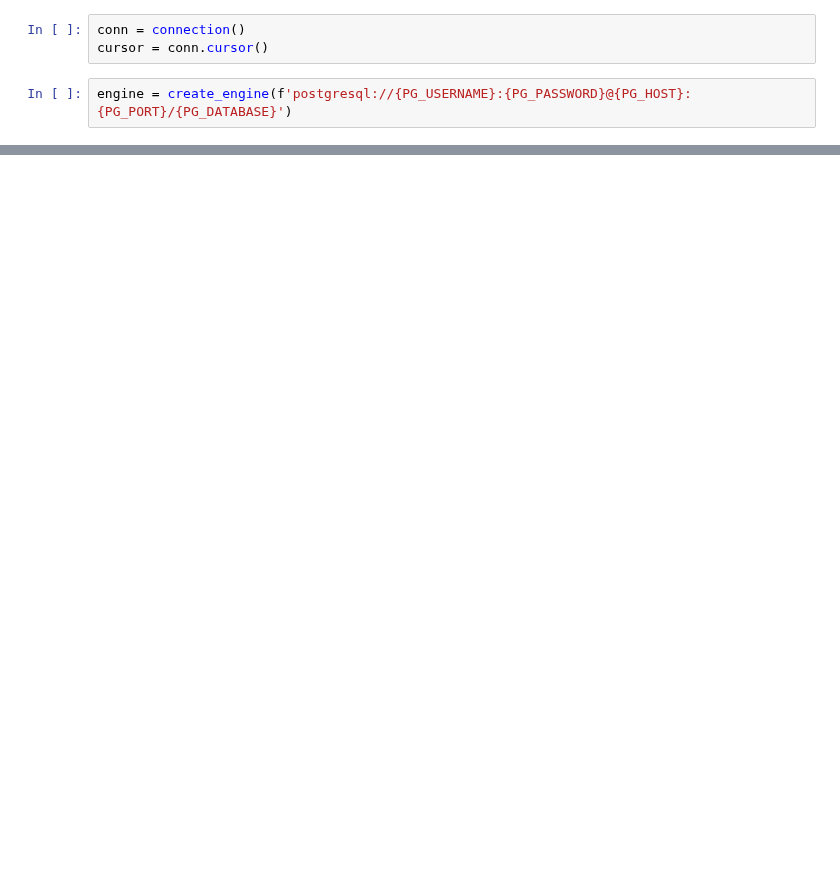
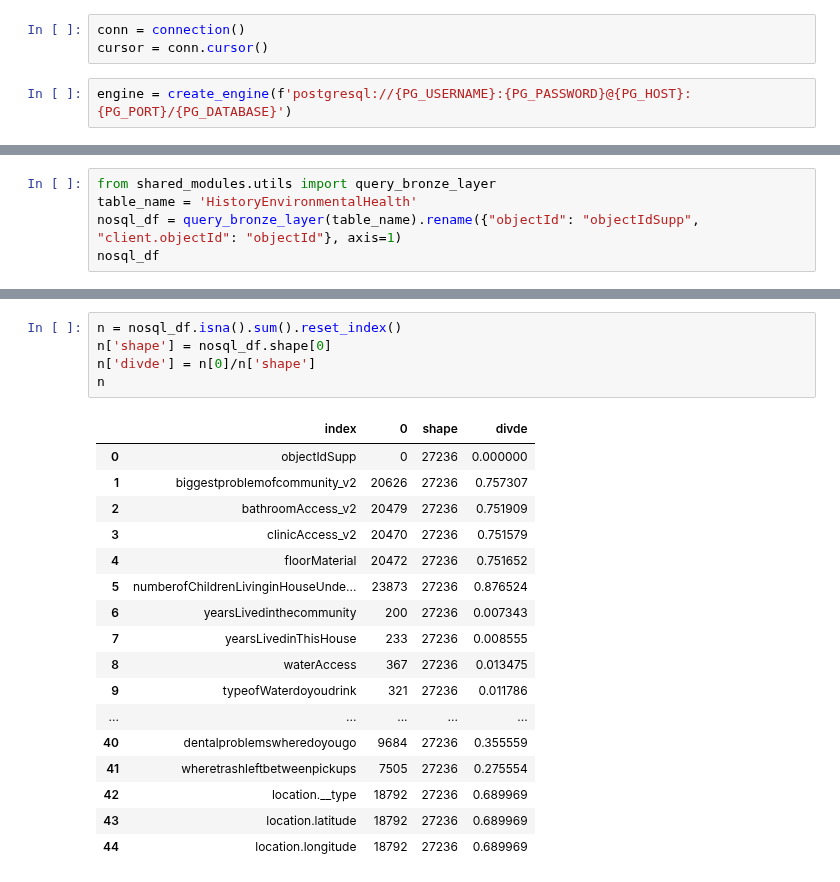
Before and after one commit to puente-dr/serverless, a Jupyter notebook: puente-analytics-service/lambdas/etl/notebooks/query.ipynb, the cells around one changed output, grey strips where cells are left out. Saved outputs shown, nothing was run; the diff lists cells and outputs as text; blank space fills up the shorter version.

```diff
--- a/puente-analytics-service/lambdas/etl/notebooks/query.ipynb
+++ b/puente-analytics-service/lambdas/etl/notebooks/query.ipynb
@@ -48,0 +250,5 @@ pd.read_sql(qry, engine)
+# %%
+from shared_modules.utils import query_bronze_layer
+table_name = 'HistoryEnvironmentalHealth'
+nosql_df = query_bronze_layer(table_name).rename({"objectId": "objectIdSupp", "client.objectId": "objectId"}, axis=1)
+nosql_df
@@ -48,0 +269,23 @@ pd.read_sql(qry, engine)
+# %%
+n = nosql_df.isna().sum().reset_index()
+n['shape'] = nosql_df.shape[0]
+n['divde'] = n[0]/n['shape']
+n
+# %% [output]
+|  | index | 0 | shape | divde |
+| 0 | objectIdSupp | 0 | 27236 | 0.000000 |
+| 1 | biggestproblemofcommunity_v2 | 20626 | 27236 | 0.757307 |
+| 2 | bathroomAccess_v2 | 20479 | 27236 | 0.751909 |
+| 3 | clinicAccess_v2 | 20470 | 27236 | 0.751579 |
+| 4 | floorMaterial | 20472 | 27236 | 0.751652 |
+| 5 | numberofChildrenLivinginHouseUnde... | 23873 | 27236 | 0.876524 |
+| 6 | yearsLivedinthecommunity | 200 | 27236 | 0.007343 |
+| 7 | yearsLivedinThisHouse | 233 | 27236 | 0.008555 |
+| 8 | waterAccess | 367 | 27236 | 0.013475 |
+| 9 | typeofWaterdoyoudrink | 321 | 27236 | 0.011786 |
+| ... | ... | ... | ... | ... |
+| 40 | dentalproblemswheredoyougo | 9684 | 27236 | 0.355559 |
+| 41 | wheretrashleftbetweenpickups | 7505 | 27236 | 0.275554 |
+| 42 | location.__type | 18792 | 27236 | 0.689969 |
+| 43 | location.latitude | 18792 | 27236 | 0.689969 |
+| 44 | location.longitude | 18792 | 27236 | 0.689969 |
```
Also changed, not shown: parts of 24 cells of this notebook, 4 other files.
